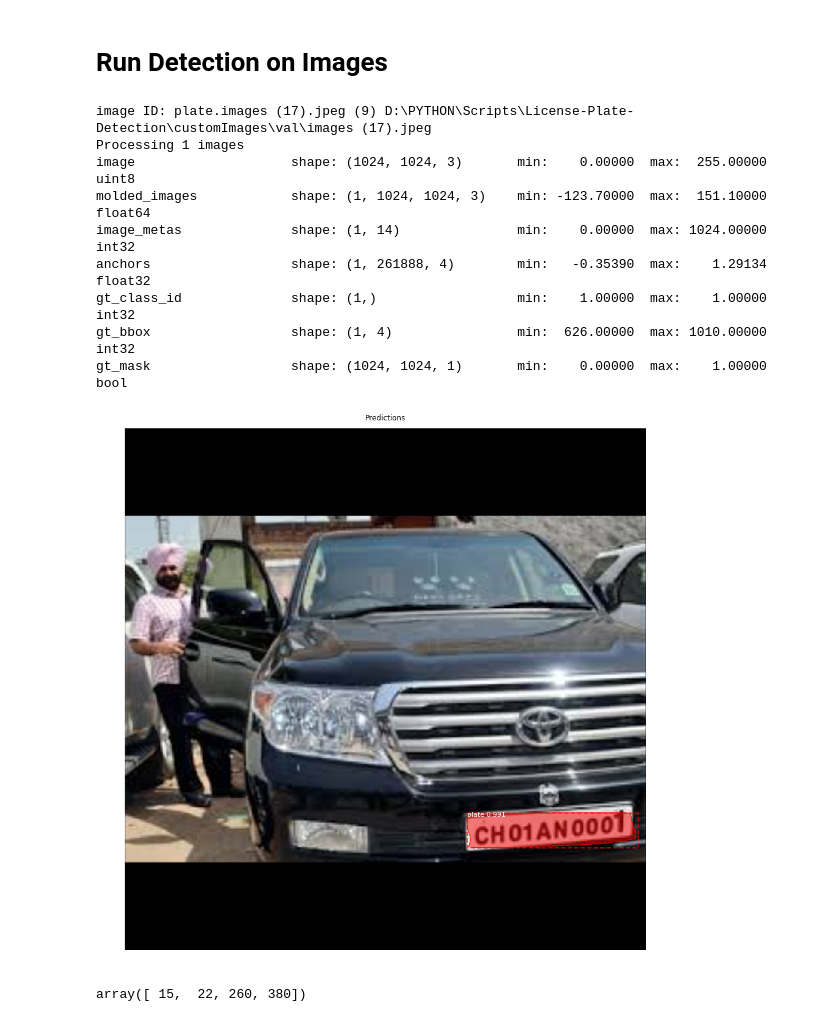
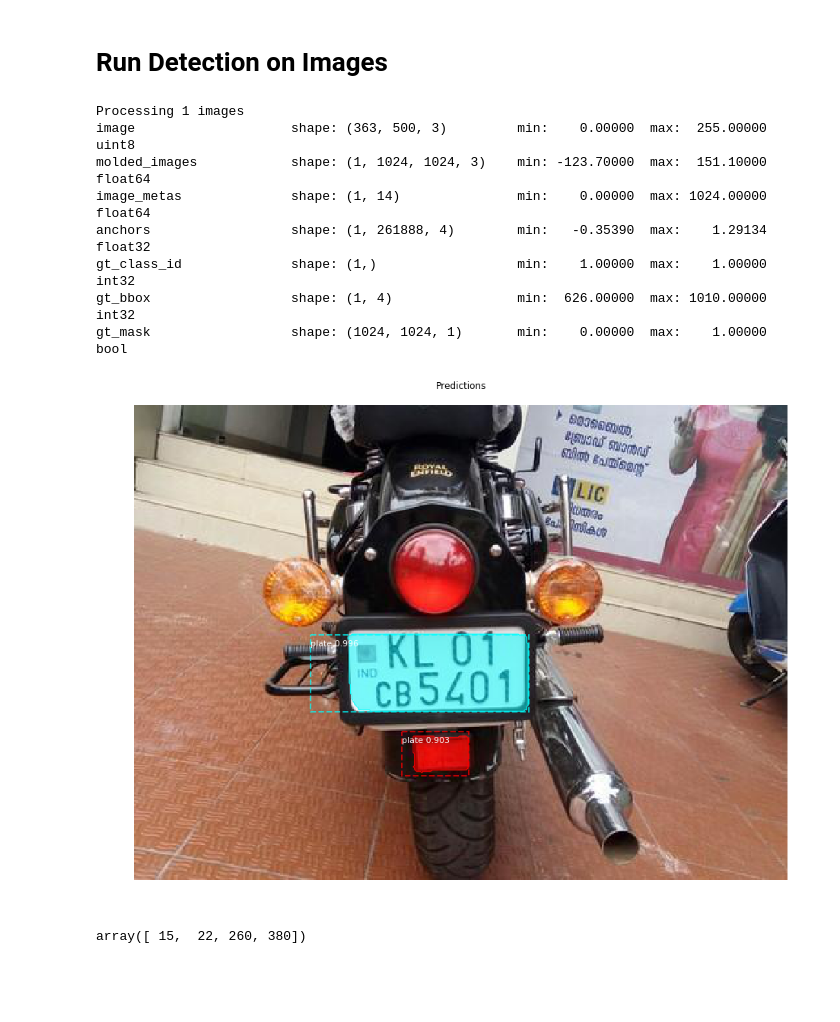
Before and after one commit to tanmaypandey7/License-Plate-Detection-MRCNN, a Jupyter notebook: inspect_custom_model.ipynb, the cells around one changed output. Saved outputs shown, nothing was run; the diff lists cells and outputs as text; code cells hidden in the pictures; blank space fills up the shorter version.

Commit message:
added more images

```diff
--- a/inspect_custom_model.ipynb
+++ b/inspect_custom_model.ipynb
@@ -140,40 +140,39 @@ reload(visualize)
 # %% [markdown]
 # Run Detection on Images
 # %%
-image_id = random.choice(dataset.image_ids)
-image, image_meta, gt_class_id, gt_bbox, gt_mask =\
-    modellib.load_image_gt(dataset, config, image_id, use_mini_mask=False)
-info = dataset.image_info[image_id]
-print("image ID: {}.{} ({}) {}".format(info["source"], info["id"], image_id,
-                                       dataset.image_reference(image_id)))
+# image_id = random.choice(dataset.image_ids)
+# image, image_meta, gt_class_id, gt_bbox, gt_mask =\
+#     modellib.load_image_gt(dataset, config, image_id, use_mini_mask=False)
+# info = dataset.image_info[image_id]
+# print("image ID: {}.{} ({}) {}".format(info["source"], info["id"], image_id,
+#                                        dataset.image_reference(image_id)))
 
 
 # add custom image here
-# file_name = os.path.join(r"C:\Users\Vision\Desktop", 'true plate.JPG')
-# image = skimage.io.imread(file_name)
+file_name = os.path.join(r"C:\Users\Vision\Desktop", 'product-500x500.jpeg')
+image = skimage.io.imread(file_name)
 # Run object detection
 results = model.detect([image], verbose=1)
 
 # Display results
 ax = get_ax(1)
 r = results[0]
 visualize.display_instances(image, r['rois'], r['masks'], r['class_ids'],
                             dataset.class_names, r['scores'], ax=ax,
                             title="Predictions")
 log("gt_class_id", gt_class_id)
 log("gt_bbox", gt_bbox)
 log("gt_mask", gt_mask)
 # %% [output]
-image ID: plate.images (17).jpeg (9) D:\PYTHON\Scripts\License-Plate-Detection\customImages\val\images (17).jpeg
 Processing 1 images
-image                    shape: (1024, 1024, 3)       min:    0.00000  max:  255.00000  uint8
+image                    shape: (363, 500, 3)         min:    0.00000  max:  255.00000  uint8
 molded_images            shape: (1, 1024, 1024, 3)    min: -123.70000  max:  151.10000  float64
-image_metas              shape: (1, 14)               min:    0.00000  max: 1024.00000  int32
+image_metas              shape: (1, 14)               min:    0.00000  max: 1024.00000  float64
 anchors                  shape: (1, 261888, 4)        min:   -0.35390  max:    1.29134  float32
 gt_class_id              shape: (1,)                  min:    1.00000  max:    1.00000  int32
 gt_bbox                  shape: (1, 4)                min:  626.00000  max: 1010.00000  int32
 gt_mask                  shape: (1024, 1024, 1)       min:    0.00000  max:    1.00000  bool
-[figure, old version]
+[figure, new version]
 # %%
 r['rois'][0]
 # %% [output]
```
Also changed, not shown: 7 other files.
